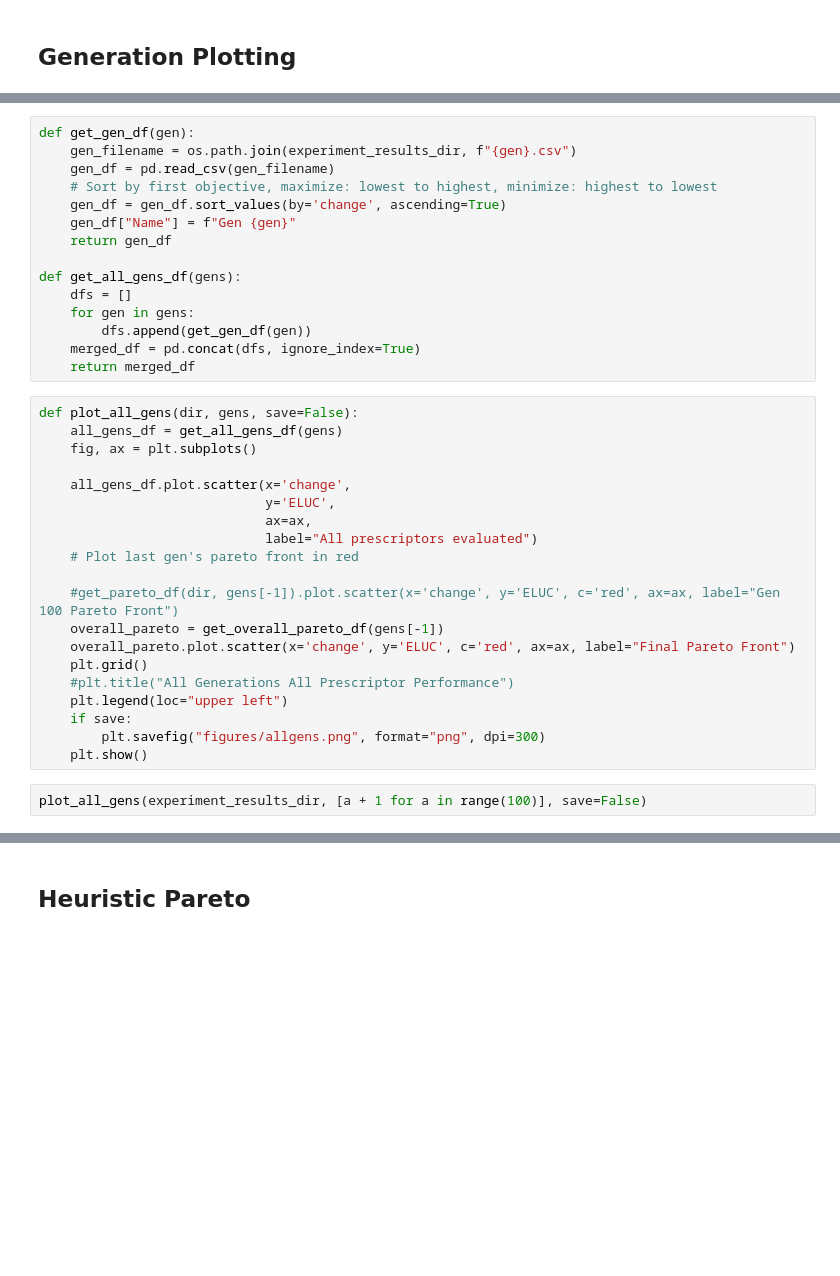
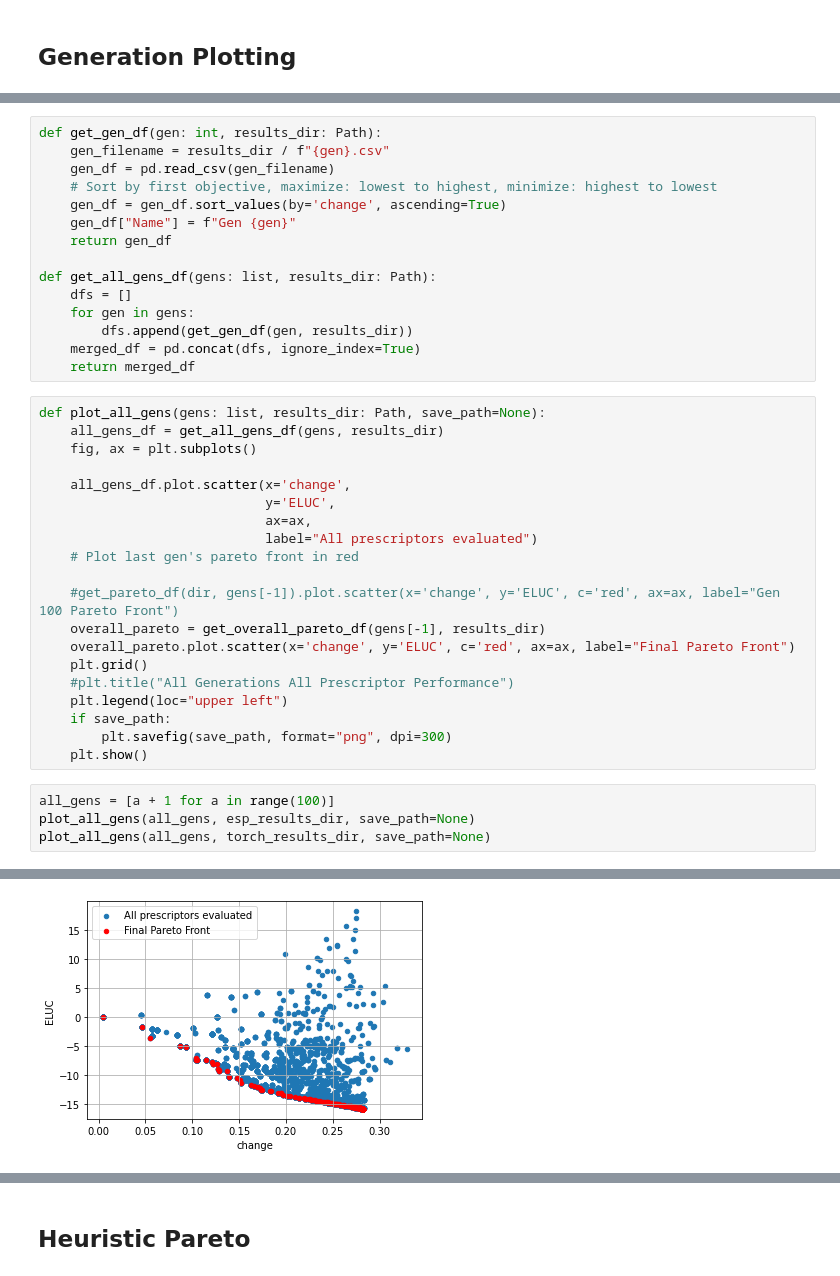
Before and after one commit to Project-Resilience/mvp, a Jupyter notebook: use_cases/eluc/experiments/prescriptor_experiments.ipynb, the cells around one changed output, grey strips where cells are left out. Saved outputs shown, nothing was run; the diff lists cells and outputs as text; blank space fills up the shorter version.

```diff
--- a/use_cases/eluc/experiments/prescriptor_experiments.ipynb
+++ b/use_cases/eluc/experiments/prescriptor_experiments.ipynb
@@ -140,21 +153,21 @@ plot_gens(experiment_results_dir, [1, 3, 10, 25, 100], save=False)
 # %%
-def get_gen_df(gen):
-    gen_filename = os.path.join(experiment_results_dir, f"{gen}.csv")
+def get_gen_df(gen: int, results_dir: Path):
+    gen_filename = results_dir / f"{gen}.csv"
     gen_df = pd.read_csv(gen_filename)
     # Sort by first objective, maximize: lowest to highest, minimize: highest to lowest
     gen_df = gen_df.sort_values(by='change', ascending=True)
     gen_df["Name"] = f"Gen {gen}"
     return gen_df
 
-def get_all_gens_df(gens):
+def get_all_gens_df(gens: list, results_dir: Path):
     dfs = []
     for gen in gens:
-        dfs.append(get_gen_df(gen))
+        dfs.append(get_gen_df(gen, results_dir))
     merged_df = pd.concat(dfs, ignore_index=True)
     return merged_df
 # %%
-def plot_all_gens(dir, gens, save=False):
-    all_gens_df = get_all_gens_df(gens)
+def plot_all_gens(gens: list, results_dir: Path, save_path=None):
+    all_gens_df = get_all_gens_df(gens, results_dir)
     fig, ax = plt.subplots()
 
     all_gens_df.plot.scatter(x='change',
@@ -164,15 +177,18 @@ def plot_all_gens(dir, gens, save=False):
     # Plot last gen's pareto front in red
 
     #get_pareto_df(dir, gens[-1]).plot.scatter(x='change', y='ELUC', c='red', ax=ax, label="Gen 100 Pareto Front")
-    overall_pareto = get_overall_pareto_df(gens[-1])
+    overall_pareto = get_overall_pareto_df(gens[-1], results_dir)
     overall_pareto.plot.scatter(x='change', y='ELUC', c='red', ax=ax, label="Final Pareto Front")
     plt.grid()
     #plt.title("All Generations All Prescriptor Performance")
     plt.legend(loc="upper left")
-    if save:
-        plt.savefig("figures/allgens.png", format="png", dpi=300)
+    if save_path:
+        plt.savefig(save_path, format="png", dpi=300)
     plt.show()
 # %%
-plot_all_gens(experiment_results_dir, [a + 1 for a in range(100)], save=False)
+all_gens = [a + 1 for a in range(100)]
+plot_all_gens(all_gens, esp_results_dir, save_path=None)
+plot_all_gens(all_gens, torch_results_dir, save_path=None)
 # %% [output]
 [figure]
+[figure, added]
```
Also changed, not shown: parts of 27 cells of this notebook.
